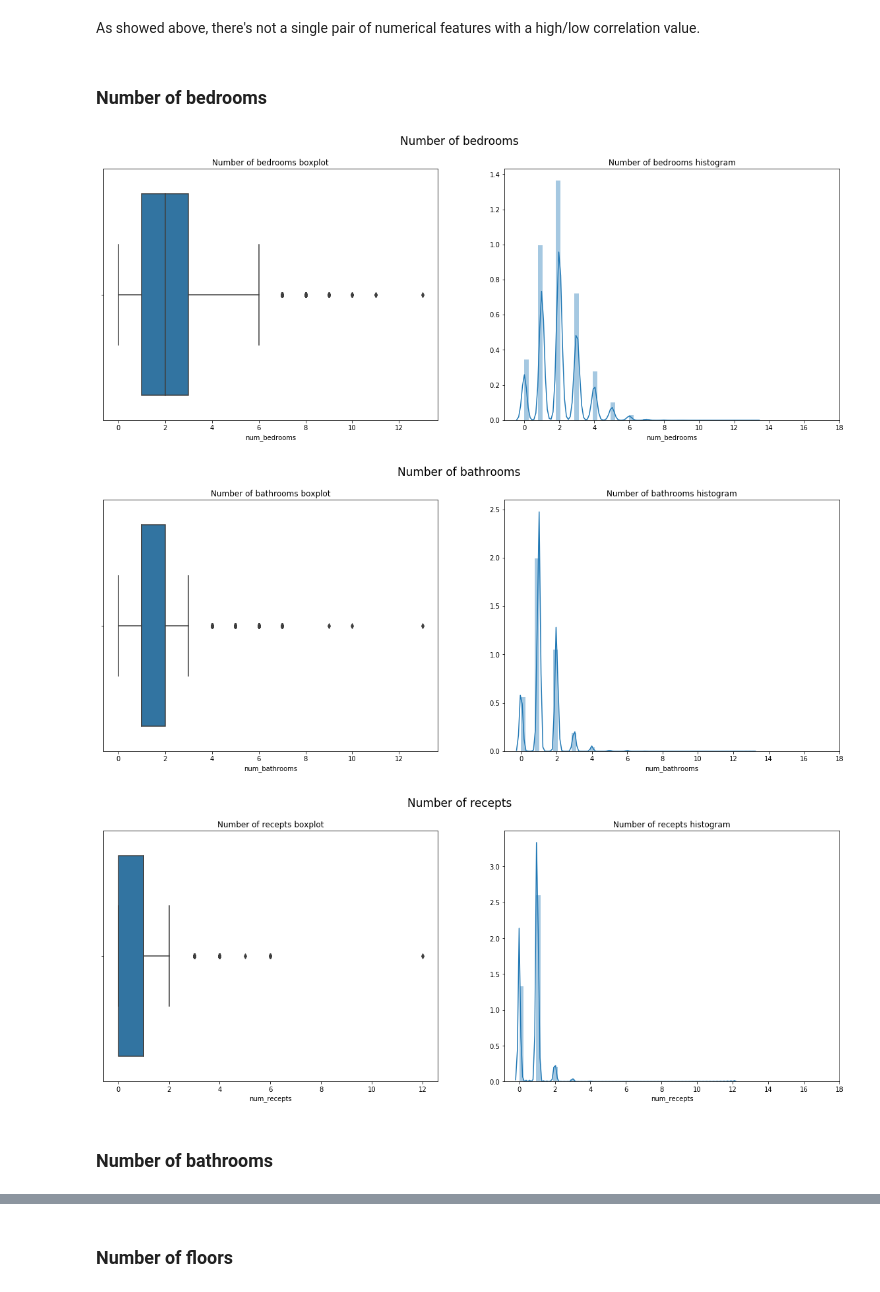
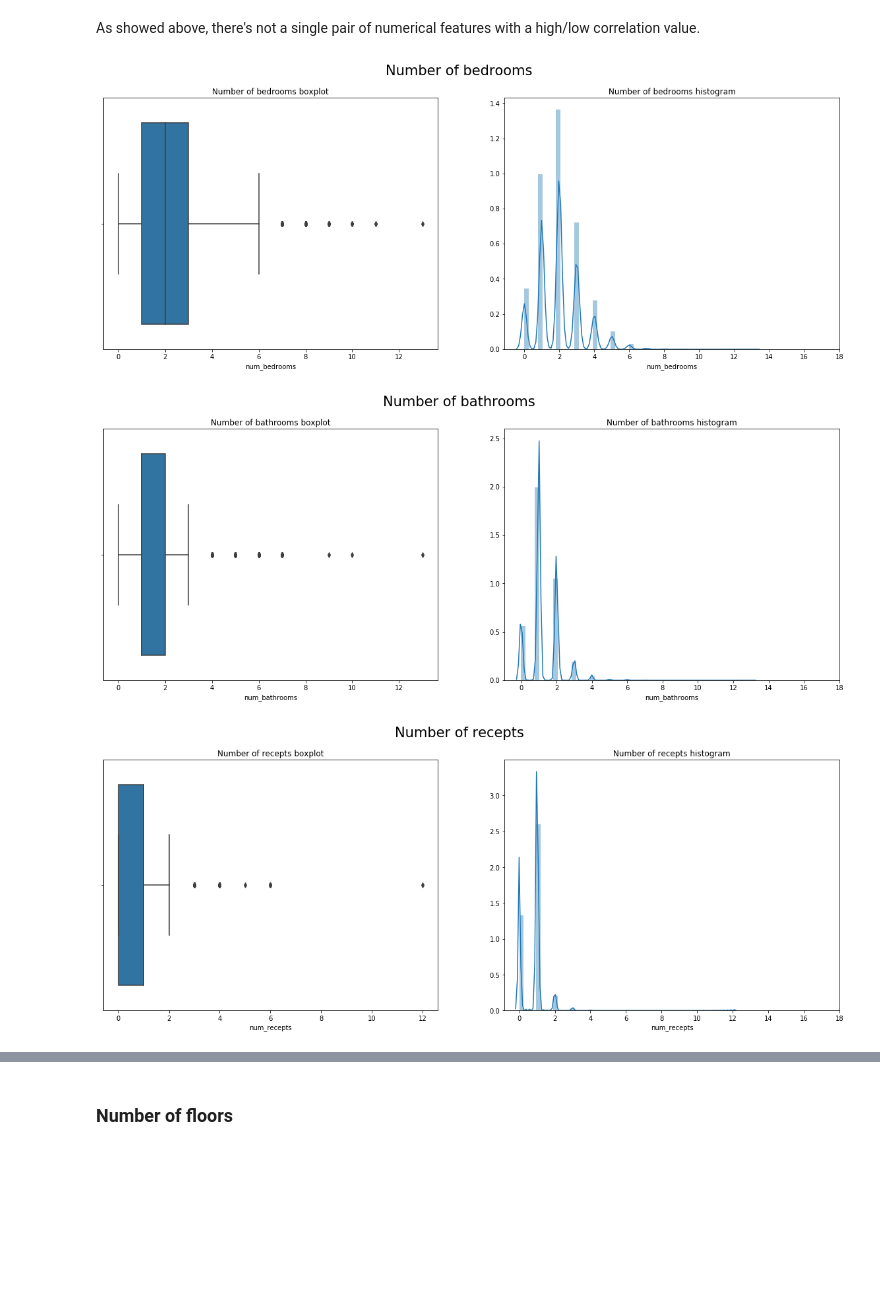
Before and after one commit to marco-cardoso/property_anomaly_detector_frontend, a Jupyter notebook: notebooks/eda.ipynb, the cells around one changed output, grey strips where cells are left out. Drawn from its saved outputs; the diff is of its cells as text; code cells hidden in the pictures; blank space fills up the shorter version.

```diff
--- a/notebooks/eda.ipynb
+++ b/notebooks/eda.ipynb
@@ -156,30 +155,26 @@ plt.show()
 [figure]
 # %% [markdown]
 <p> As showed above, there's not a single pair of numerical features with a high/low correlation value. </p>
-# %% [markdown]
-### Number of bedrooms
 # %%
 num_features = [('num_bedrooms', 'Number of bedrooms'), ('num_bathrooms', 'Number of bathrooms'), ('num_recepts' , 'Number of recepts')]
 for feature_tupl in num_features:
 
 
     fig, ax = plt.subplots(1, 2, figsize=(20, 7))
 
     sns.boxplot(x=feature_tupl[0] , data=df, ax=ax[0])
 
 
     ax[0].set_title(f"{feature_tupl[1]} boxplot")
 
 
     sns.distplot(df[feature_tupl[0]], ax=ax[1])
     ax[1].set_xticks(np.arange(0, 19, 2))
     ax[1].set_title(f"{feature_tupl[1]} histogram")
 
-    fig.suptitle(feature_tupl[1], fontsize=17)
+    fig.suptitle(feature_tupl[1], fontsize=21)
     plt.show()
 # %% [output]
-[figure, old version]
+[figure, new version]
-[figure, old version]
+[figure, new version]
-[figure, old version]
+[figure, new version]
-# %% [markdown]
-### Number of bathrooms
```
Also changed, not shown: parts of 4 cells of this notebook.
